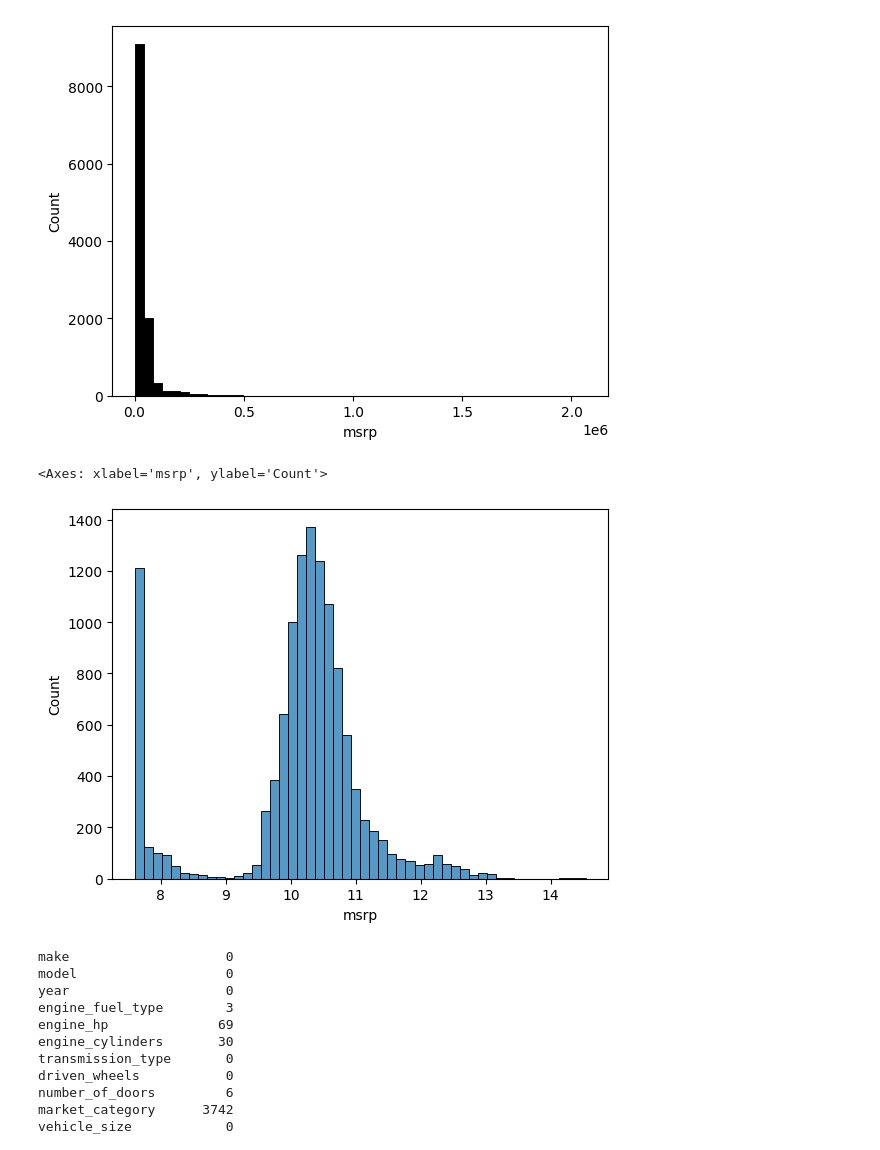
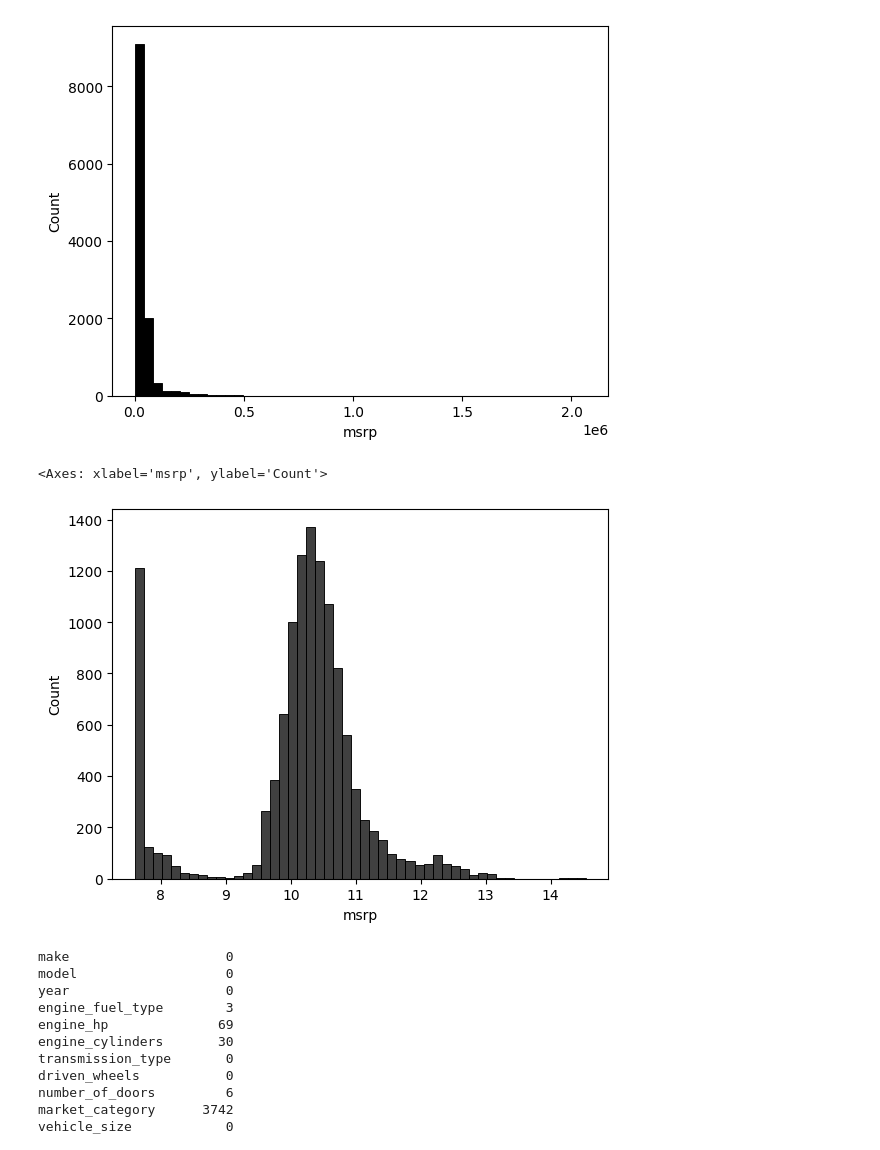
Before and after one commit to kangqiwang/ml_zoomcamp, a Jupyter notebook: 02-regression/01-car-price-intro.ipynb, the cells around one changed output. Cells and saved outputs as stored; diff of their text form; code cells hidden in the pictures.

```diff
--- a/02-regression/01-car-price-intro.ipynb
+++ b/02-regression/01-car-price-intro.ipynb
@@ -71,10 +71,10 @@ sns.histplot(df["msrp"], bins=50, color='black', alpha=1)
 [figure]
 # %%
 price_logs = np.log1p(df["msrp"])
-sns.histplot(price_logs,bins=50)
+sns.histplot(price_logs,bins=50,color='black')
 # %% [output]
 <Axes: xlabel='msrp', ylabel='Count'>
-[figure, old version]
+[figure, new version]
 # %%
 df.isnull().sum()
 # %% [output]
```
Also changed, not shown: parts of 12 cells of this notebook, 2 other files.
